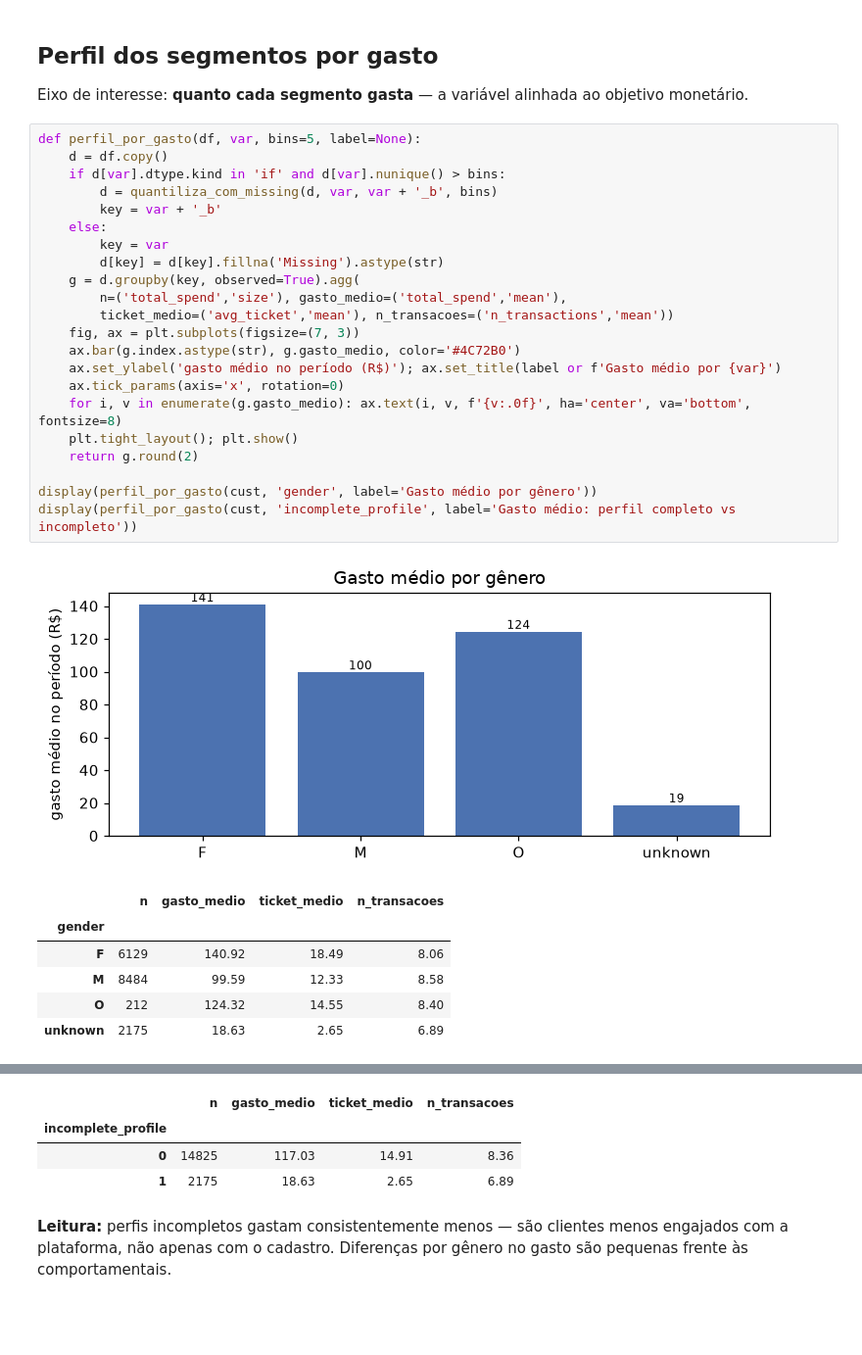
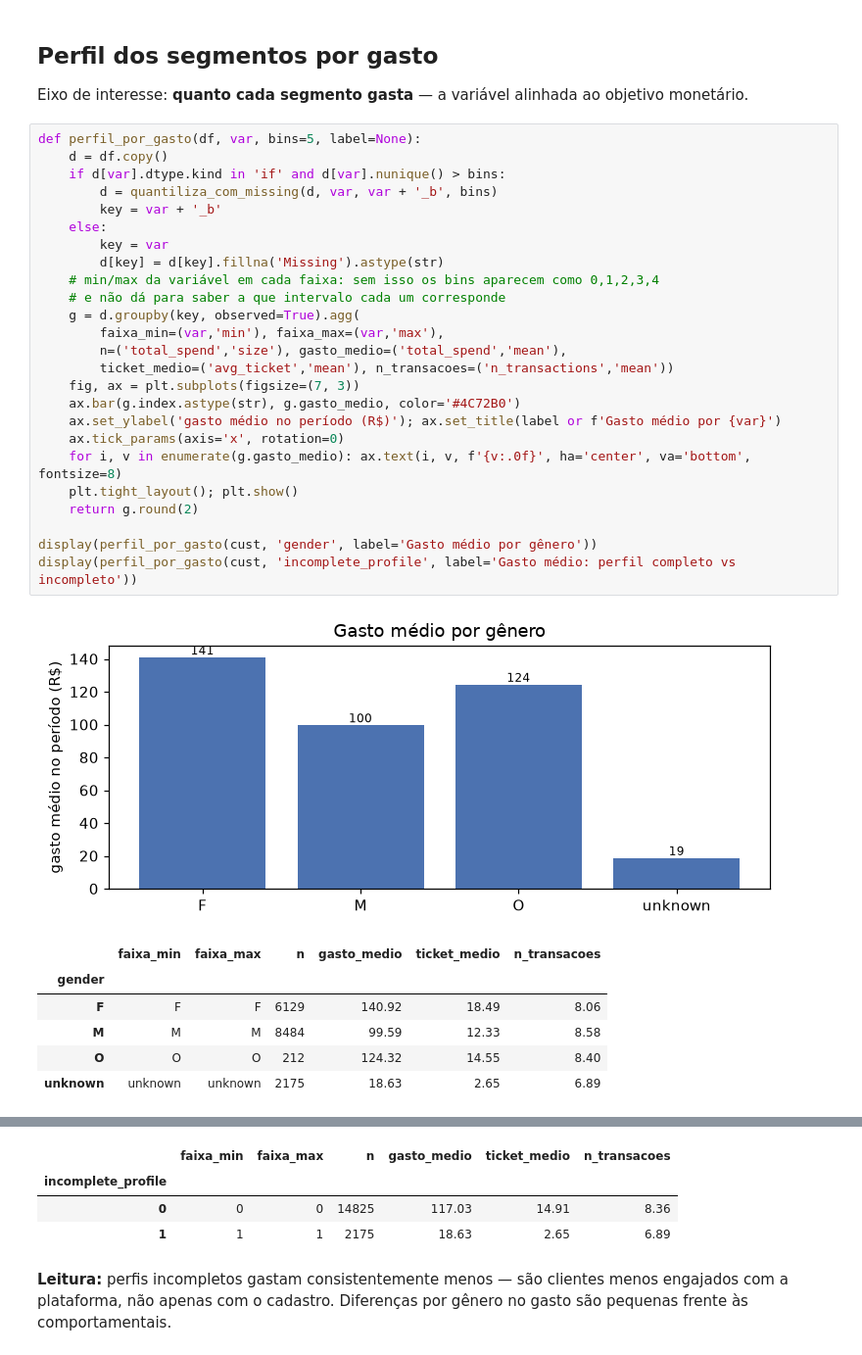
Before and after one commit to velosomn/ifood-case, a Jupyter notebook: notebooks/0_eda.ipynb, the cells around one changed output, grey strips where cells are left out. Shown at 98% size. Drawn from its saved outputs; the diff is of its cells as text; blank space fills up the shorter version.

```diff
--- a/notebooks/0_eda.ipynb
+++ b/notebooks/0_eda.ipynb
@@ -941,38 +939,41 @@ monetário.
 # %%
 def perfil_por_gasto(df, var, bins=5, label=None):
     d = df.copy()
     if d[var].dtype.kind in 'if' and d[var].nunique() > bins:
         d = quantiliza_com_missing(d, var, var + '_b', bins)
         key = var + '_b'
     else:
         key = var
         d[key] = d[key].fillna('Missing').astype(str)
+    # min/max da variável em cada faixa: sem isso os bins aparecem como 0,1,2,3,4
+    # e não dá para saber a que intervalo cada um corresponde
     g = d.groupby(key, observed=True).agg(
+        faixa_min=(var,'min'), faixa_max=(var,'max'),
         n=('total_spend','size'), gasto_medio=('total_spend','mean'),
         ticket_medio=('avg_ticket','mean'), n_transacoes=('n_transactions','mean'))
     fig, ax = plt.subplots(figsize=(7, 3))
     ax.bar(g.index.astype(str), g.gasto_medio, color='#4C72B0')
     ax.set_ylabel('gasto médio no período (R$)'); ax.set_title(label or f'Gasto médio por {var}')
     ax.tick_params(axis='x', rotation=0)
     for i, v in enumerate(g.gasto_medio): ax.text(i, v, f'{v:.0f}', ha='center', va='bottom', fontsize=8)
     plt.tight_layout(); plt.show()
     return g.round(2)
 
 display(perfil_por_gasto(cust, 'gender', label='Gasto médio por gênero'))
 display(perfil_por_gasto(cust, 'incomplete_profile', label='Gasto médio: perfil completo vs incompleto'))
 # %% [output]
 [figure]
-|  | n | gasto_medio | ticket_medio | n_transacoes |
-| gender |  |  |  |  |
-| F | 6129 | 140.92 | 18.49 | 8.06 |
-| M | 8484 | 99.59 | 12.33 | 8.58 |
-| O | 212 | 124.32 | 14.55 | 8.40 |
-| unknown | 2175 | 18.63 | 2.65 | 6.89 |
+|  | faixa_min | faixa_max | n | gasto_medio | ticket_medio | n_transacoes |
+| gender |  |  |  |  |  |  |
+| F | F | F | 6129 | 140.92 | 18.49 | 8.06 |
+| M | M | M | 8484 | 99.59 | 12.33 | 8.58 |
+| O | O | O | 212 | 124.32 | 14.55 | 8.40 |
+| unknown | unknown | unknown | 2175 | 18.63 | 2.65 | 6.89 |
 [figure]
-|  | n | gasto_medio | ticket_medio | n_transacoes |
-| incomplete_profile |  |  |  |  |
-| 0 | 14825 | 117.03 | 14.91 | 8.36 |
-| 1 | 2175 | 18.63 | 2.65 | 6.89 |
+|  | faixa_min | faixa_max | n | gasto_medio | ticket_medio | n_transacoes |
+| incomplete_profile |  |  |  |  |  |  |
+| 0 | 0 | 0 | 14825 | 117.03 | 14.91 | 8.36 |
+| 1 | 1 | 1 | 2175 | 18.63 | 2.65 | 6.89 |
 # %% [markdown]
 **Leitura:** perfis incompletos gastam consistentemente menos — são clientes menos engajados com a plataforma, não apenas com o cadastro. Diferenças por gênero no gasto são pequenas frente às comportamentais.
 # %% [markdown]
```
Also changed, not shown: parts of 3 cells of this notebook, 1 other file.
